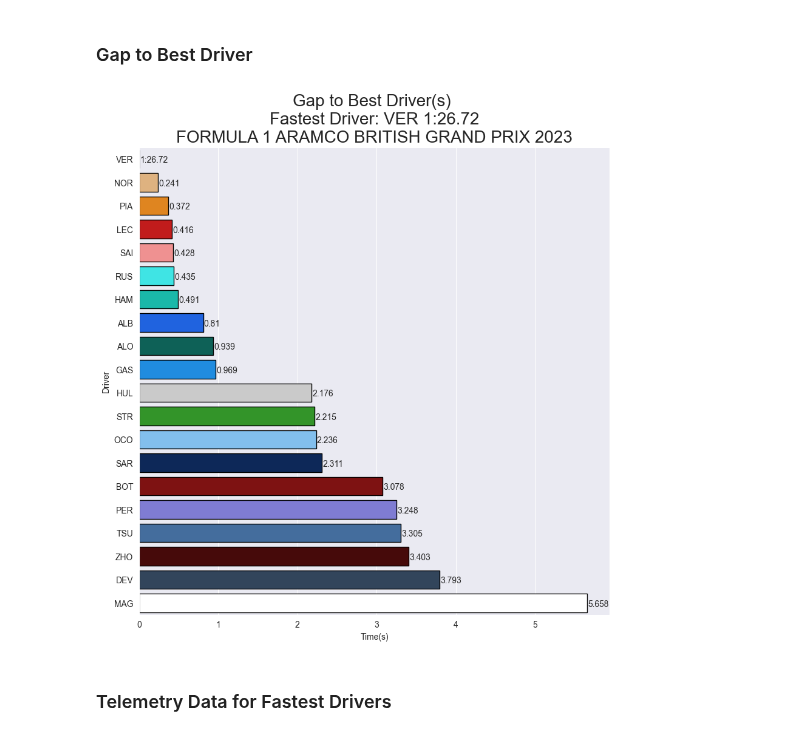
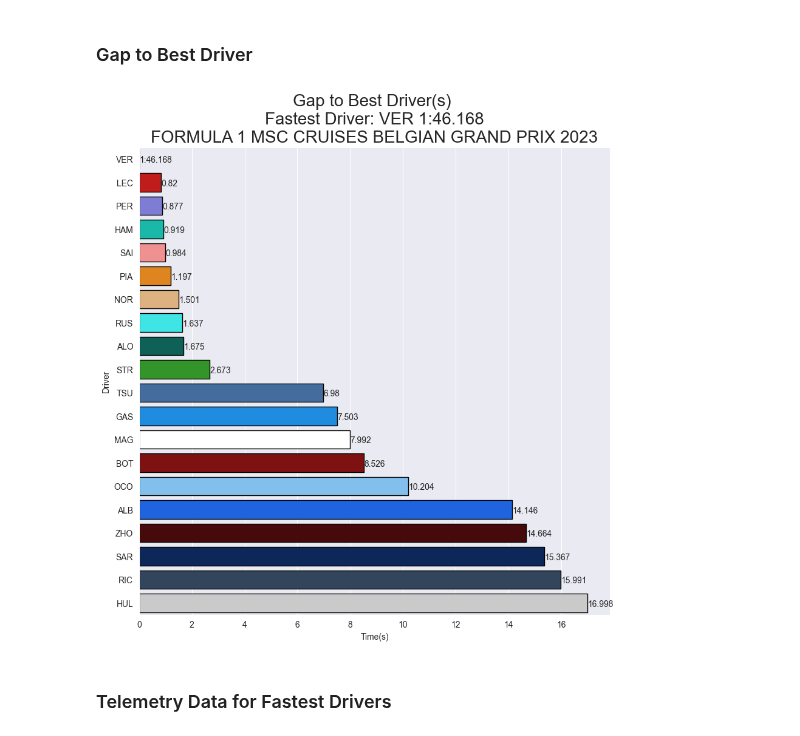
Before and after one commit to edmundhong/formula1-dataanalysis, a Jupyter notebook: Best Lap Analysis.ipynb, the cells around one changed output. Saved outputs shown, nothing was run; the diff lists cells and outputs as text; code cells hidden in the pictures.

```diff
--- a/Best Lap Analysis.ipynb
+++ b/Best Lap Analysis.ipynb
@@ -29,7 +29,7 @@ pd.set_option('display.max_columns', None)
 # %%
 # input session and year
 year = 2023
-location = 'Silverstone'
+location = 'Belgium'
 session = 'Q'
 
 # get session
@@ -102,22 +102,25 @@ df_results = df_results.sort_values('GapToBest')
 # %%
 # for driver color palette
 driver_color = {}
 for index,row in df_results.iterrows():
     driver = row['Abbreviation']
-    driver_color[driver] = fastf1.plotting.driver_color(driver)
+    if driver == 'RIC':
+        driver_color[driver] = fastf1.plotting.driver_color('DEV')
+    else:
+        driver_color[driver] = fastf1.plotting.driver_color(driver)
 
 plt.figure(figsize=(10,10))
 sns.barplot(data=df_results, x='GapToBest', y='Abbreviation', palette=driver_color,  edgecolor='black')
 plt.ylabel('Driver')
 plt.xlabel('Time(s)')
 plt.title(f'Gap to Best Driver(s) \nFastest Driver: {df_results.Abbreviation[0]} {int(df_results.BestQTime[0]/60)}:{round(df_results.BestQTime[0]-60,3)}\n{race_name}', fontsize=20)
 # to add data labels
 plt.text(df_results.GapToBest[0]+0.01, 0.15, f'{int(df_results.BestQTime[0]/60)}:{round(df_results.BestQTime[0]-60,3)}', ha = 'left') # for 1st driver
 for i in range(1,len(df_results)):
     plt.text(df_results.GapToBest[i]+0.01, i+0.15, df_results.GapToBest[i], ha = 'left')
 plt.show()
 # %% [output]
-[figure, old version]
+[figure, new version]
 # %% [markdown]
 ### Telemetry Data for Fastest Drivers
 # %%
```
Also changed, not shown: parts of 6 cells of this notebook, 1 other file.
